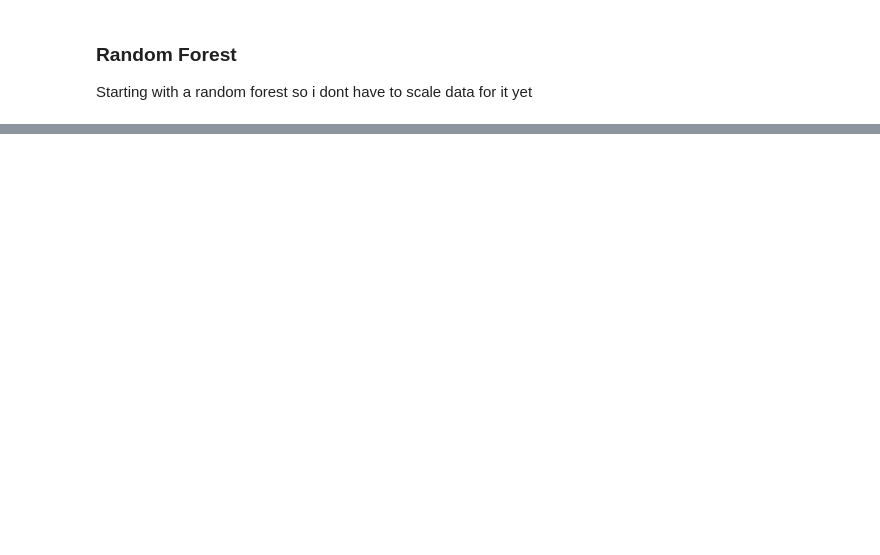
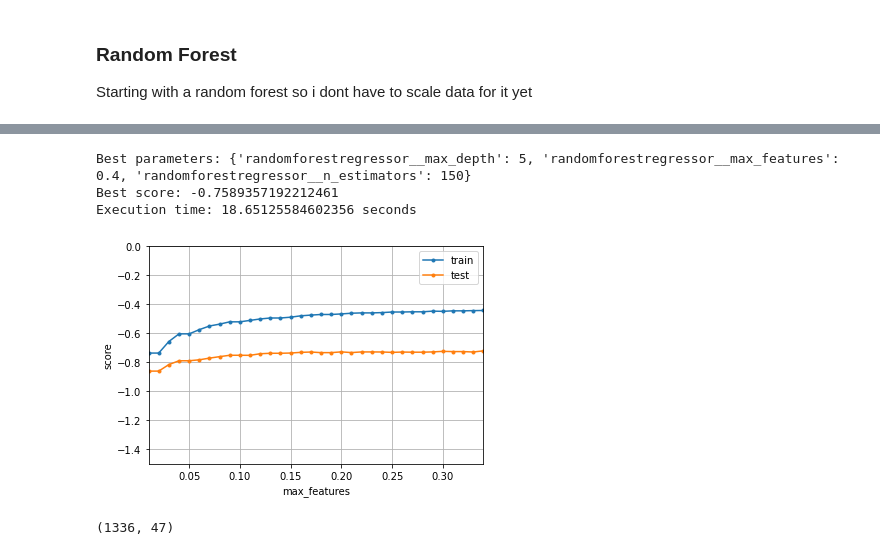
Before and after one commit to nickvandaelen/MMML, a Jupyter notebook: Modelling 1.ipynb, the cells around one changed output, grey strips where cells are left out. Cells and saved outputs as stored; diff of their text form; code cells hidden in the pictures; blank space fills up the shorter version.

```diff
--- a/Modelling 1.ipynb
+++ b/Modelling 1.ipynb
@@ -273,3 +329,10 @@ array([0.34773358, 0.29846411, 0.38541275, 0.12349282, 0.40612313])
 pipe.fit(MX_train, My_train)
 
 y_pred = pipe.predict(MX_test)
+# %%
+p = make_pipeline(preprocessor)
+
+preprocessor.fit(MX, My)
+
+MX_new = preprocessor.transform(MX)
+MX_new
@@ -328,0 +484,29 @@ Name: 2082, dtype: object
+# %%
+start_time = time.time()
+# Define the parameter grid
+param_grid = {
+    'randomforestregressor__n_estimators': [150, 175, 200],  # Adjust these values as needed
+    'randomforestregressor__max_depth': [4,5,6],   # Adjust these values as needed
+    'randomforestregressor__max_features': ['auto', 0.33, 0.4]
+}
+
+try:
+    # Create GridSearchCV
+    grid_search = GridSearchCV(estimator=pipe, param_grid=param_grid, cv=5, scoring='neg_mean_absolute_error', n_jobs=-1)
+
+    # Fit GridSearchCV on your data
+    grid_search.fit(MX_train, My_train)
+
+    end_time = time.time()
+    execution_time = end_time - start_time
+
+    print("Best parameters:", grid_search.best_params_)
+    print("Best score:", grid_search.best_score_)
+    print("Execution time:", execution_time, "seconds")
+
+except Exception as e:
+    print("An error occurred:", e)
+# %% [output]
+Best parameters: {'randomforestregressor__max_depth': 5, 'randomforestregressor__max_features': 0.4, 'randomforestregressor__n_estimators': 150}
+Best score: -0.7589357192212461
+Execution time: 18.65125584602356 seconds
@@ -328,0 +568,43 @@ Name: 2082, dtype: object
+# %%
+# MODEL IMPLEMENTATION:
+from sklearn.model_selection import cross_validate
+from sklearn.linear_model import LogisticRegression
+
+def evaluate_mf(X, y, MF):
+    """ Evaluate a Logistic Regression model with cross-validation on the provided image data.
+    Keyword arguments:
+    X -- the data for training and testing
+    y -- the correct output values
+    MF -- Max_features
+
+    Returns: a dictionary with the mean train and test score, e.g. {"train": 0.9, "test": 0.95}
+    """
+    # Setting solver='lbfgs' and cv=5 even though it's the default, since defaults can change
+    score = cross_validate(make_pipeline(preprocessor, RandomForestRegressor(n_estimators=200,
+                                   max_depth=5,
+                                   max_features=MF,
+                                   random_state=123)), X, y, return_train_score= True, cv=5, scoring = 'neg_mean_absolute_error', n_jobs=-1)
+    res = {'train': np.mean(score['train_score']),
+           'test': np.mean(score['test_score'])}
+    print(res)
+    return res
+
+def plot_curve_mf(X,y,train_size):
+    """ Plots the train and test accuracy of logistic regression on a
+    subsample of the given data for different amounts of features.
+    X -- the data for training and testing
+    y -- the correct labels
+    train_size -- the proportion of the data used for training and testing, between 0.0 and 1.0.
+
+    Returns: a plot as described above, with max_features on the x-axis and accuracy on
+    the y-axis.
+    """
+    Xs, _, ys, _ = train_test_split(X,y, stratify=y, train_size=train_size, random_state=123)
+    plot_live(Xs, ys, evaluate_mf, 'max_features', np.arange(0.01, 0.35, 0.01), scale='linear', ylim=(-1.5,0))
+plot_curve_mf(MX,My,0.25)
+# %% [output]
+[figure, added]
+# %%
+MX.shape
+# %% [output]
+(1336, 47)
```
Also changed, not shown: parts of 53 cells of this notebook, 6 other files.
